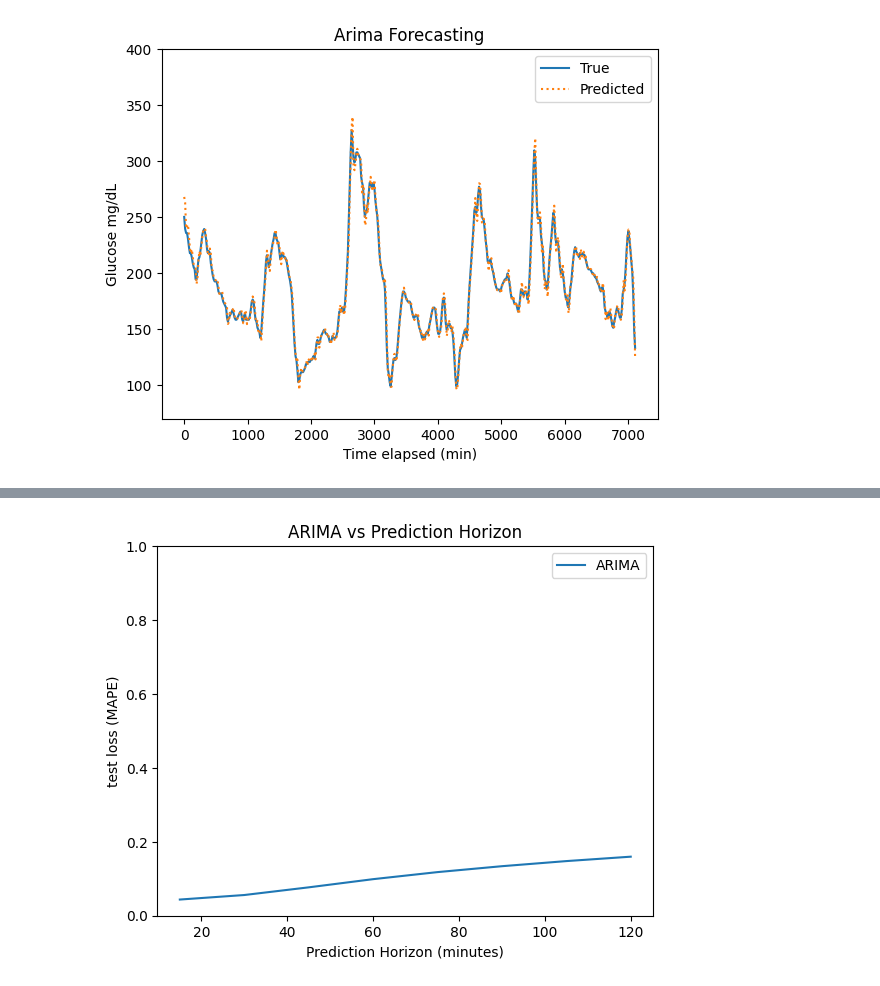
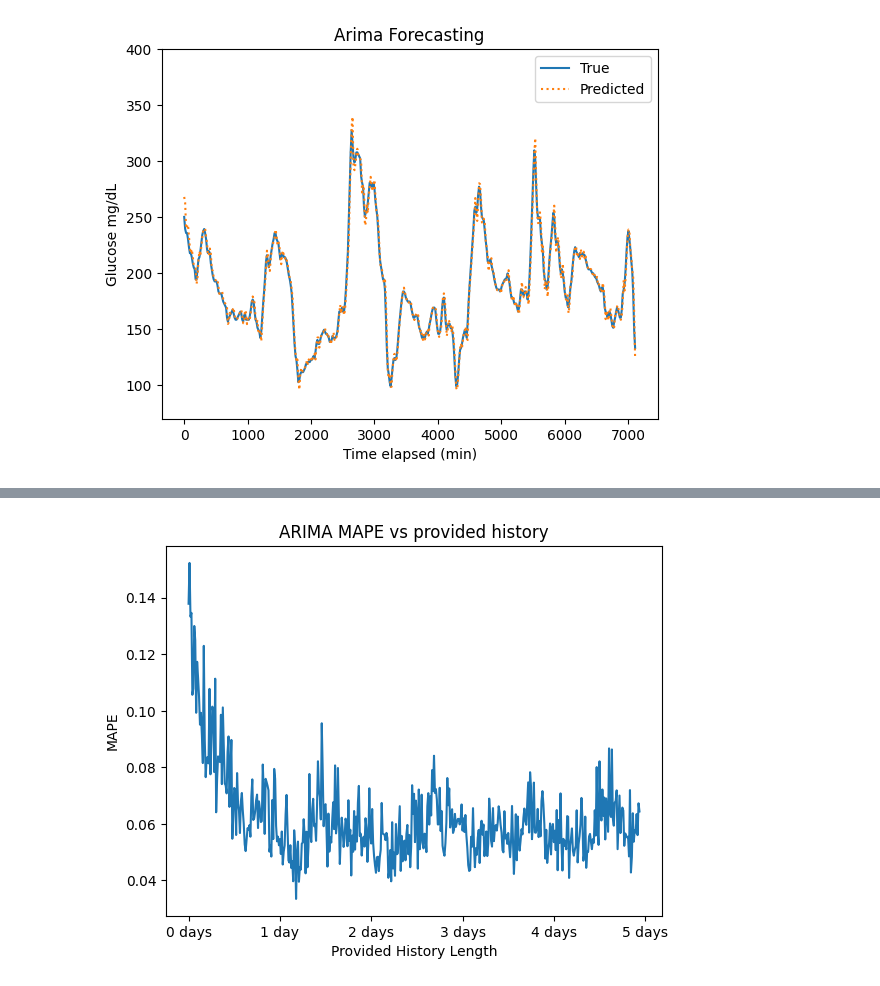
Before and after one commit to rewazzu/cgm-deeplearning, a Jupyter notebook: ARIMA.ipynb, the cells around one changed output, grey strips where cells are left out. Drawn from its saved outputs; the diff is of its cells as text; code cells hidden in the pictures.

Commit message:
Added Combined Graphs

```diff
--- a/ARIMA.ipynb
+++ b/ARIMA.ipynb
@@ -222,12 +161,10 @@ plt.plot(pred,":")
-# %%
-#Training Curve
-plt.figure()
-plt.plot([15*x for x in prediction_horizons],error_list, label = "ARIMA")
-plt.ylabel("test loss (MAPE)")
-plt.xlabel("Prediction Horizon (minutes)")
-plt.title("ARIMA vs Prediction Horizon")
-plt.ylim(0,1)
-plt.legend()
-plt.show()
-# %% [output]
-[figure, removed]
+# %%
+plt.figure()
+plt.plot(abs((true-predicted_list)/true).mean(axis=0))
+plt.title("ARIMA MAPE vs provided history")
+plt.xlabel("Provided History Length")
+plt.ylabel("MAPE")
+plt.xticks([96*0,96*1,96*2,96*3,96*4, 96*5],labels=["0 days","1 day", "2 days", '3 days' , '4 days', '5 days'])
+plt.show()
+# %% [output]
+[figure, added]
```
Also changed, not shown: parts of 19 cells of this notebook, 5 other files.
